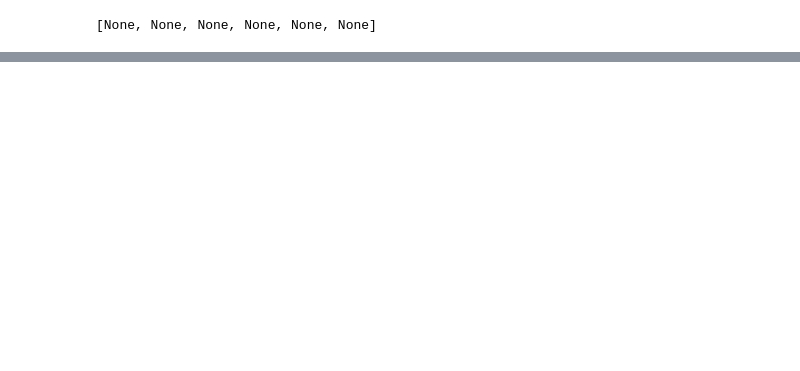
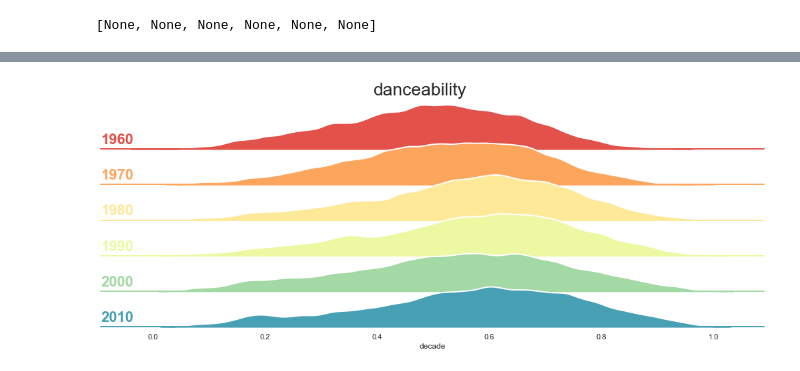
Before and after one commit to wsrtka/spotify_analysis, a Jupyter notebook: basic_analysis/compare_decades.ipynb, the cells around one changed output, grey strips where cells are left out. Drawn from its saved outputs; the diff is of its cells as text; code cells hidden in the pictures; blank space fills up the shorter version.

```diff
--- a/basic_analysis/compare_decades.ipynb
+++ b/basic_analysis/compare_decades.ipynb
@@ -36,0 +90,58 @@ items=['danceability', 'energy', 'loudness', 'mode', 'speechiness', 'acousticnes
+# %%
+import scipy
+import seaborn as sns
+import numpy as np
+import matplotlib.pyplot as plt
+
+sns.set_theme(style="white", rc={"axes.facecolor": (0, 0, 0, 0)})
+
+# pal = sns.cubehelix_palette(10, rot=-.25, light=.7)
+pal = sns.color_palette("Spectral")
+
+for col in items[:1]:
+    df_melted = pd.melt(df_merged, id_vars=['decade'], value_vars=[col])
+
+    g = sns.FacetGrid(df_melted, row="decade", hue="decade", aspect=15, height=.5, palette=pal, size=1)
+
+    g.map(sns.kdeplot, "value",
+          bw_adjust=.5, clip_on=False,
+          fill=True, alpha=1, linewidth=1.5)
+    p = g.map(sns.kdeplot, "value", clip_on=False, color="w", lw=2, bw_adjust=.5)
+
+    g.refline(y=0, linewidth=2, linestyle="-", color=None, clip_on=False)
+
+    #####
+    # x,y = p.get_lines()[0].get_data()
+    #
+    # #care with the order, it is first y
+    # #initial fills a 0 so the result has same length than x
+    # cdf = scipy.integrate.cumtrapz(y, x, initial=0)
+    #
+    # nearest_05 = np.abs(cdf-0.5).argmin()
+    #
+    # x_median = x[nearest_05]
+    # y_median = y[nearest_05]
+    #
+    # # plt.vlines(x_median, 0, y_median)
+    #
+    # g.map(plt.vlines, x_median, 0, y_median)
+    ####
+
+    def label(x, color, label):
+        plt.rcParams.update({'font.size': 22})
+        ax = plt.gca()
+        ax.text(0, .2, label, fontweight="bold", color=color,
+                ha="left", va="center", transform=ax.transAxes)
+
+    g.map(label, "decade")
+    g.figure.subplots_adjust(hspace=-.25)
+
+    g.set_titles("")
+    g.set(yticks=[], ylabel="")
+    g.despine(bottom=True, left=True)
+
+    g.fig.suptitle(col)
+
+    plt.show()
+# %% [output]
+[figure, added]
```
Also changed, not shown: parts of 3 cells of this notebook.
